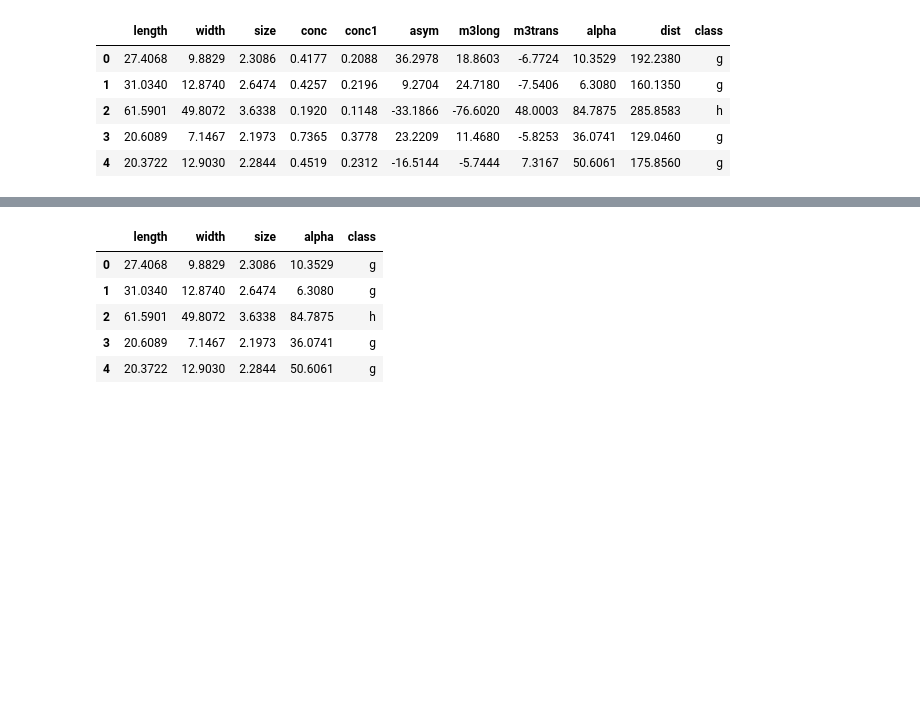
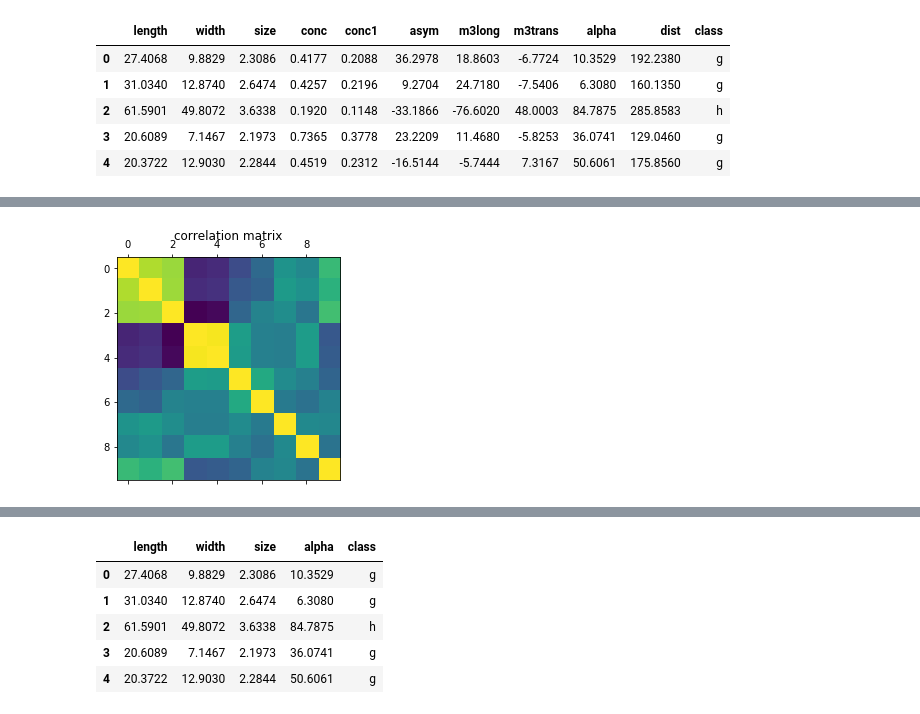
Before and after one commit to GeorgeAmgad/MAGIC-Gamma-Telescope-data-set-classification, a Jupyter notebook: main_jupyter.ipynb, the cells around one changed output, grey strips where cells are left out. Drawn from its saved outputs; the diff is of its cells as text; code cells hidden in the pictures; blank space fills up the shorter version.

```diff
--- a/main_jupyter.ipynb
+++ b/main_jupyter.ipynb
@@ -31,0 +57,6 @@ data.head()
+# %%
+plt.matshow(data.corr())
+plt.title('correlation matrix')
+plt.show()
+# %% [output]
+[figure, added]
```
Also changed, not shown: parts of 15 cells of this notebook.
